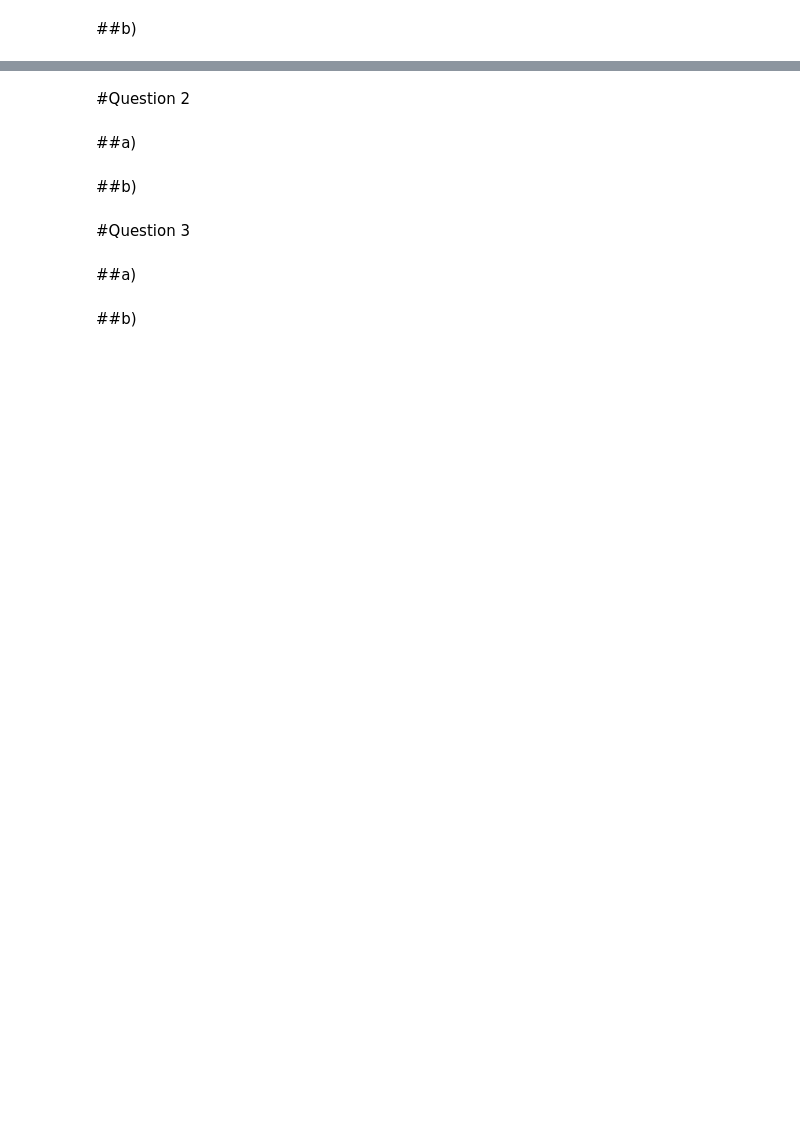
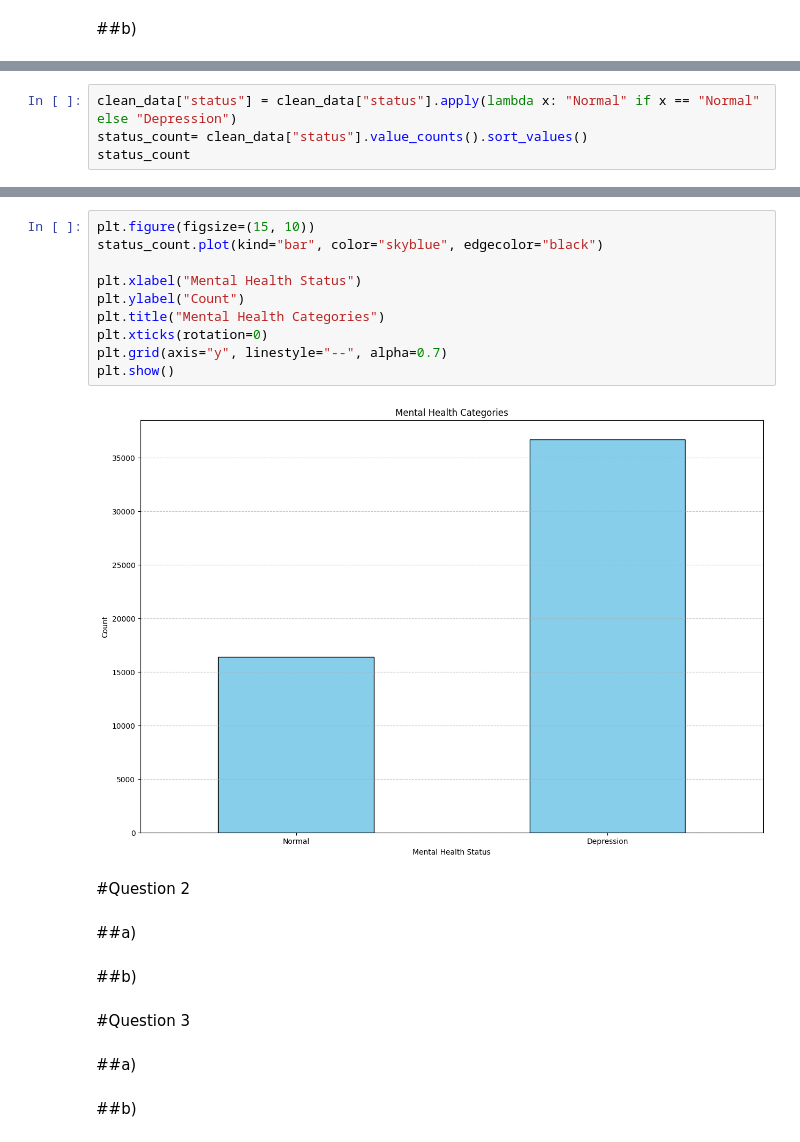
Before and after one commit to syahmishamz/Data-Analytics-ML, a Jupyter notebook: Solutions/ITS69304_Group1_GroupAssignment.ipynb, the cells around one changed output, grey strips where cells are left out. Drawn from its saved outputs; the diff is of its cells as text; blank space fills up the shorter version.

```diff
--- a/Solutions/ITS69304_Group1_GroupAssignment.ipynb
+++ b/Solutions/ITS69304_Group1_GroupAssignment.ipynb
@@ -86,0 +181,4 @@ dtype: int64
+# %%
+clean_data["status"] = clean_data["status"].apply(lambda x: "Normal" if x == "Normal" else "Depression")
+status_count= clean_data["status"].value_counts().sort_values()
+status_count
@@ -87,3 +191,15 @@ dtype: int64
+# %%
+plt.figure(figsize=(15, 10))
+status_count.plot(kind="bar", color="skyblue", edgecolor="black")
+
+plt.xlabel("Mental Health Status")
+plt.ylabel("Count")
+plt.title("Mental Health Categories")
+plt.xticks(rotation=0)
+plt.grid(axis="y", linestyle="--", alpha=0.7)
+plt.show()
+# %% [output]
+[figure, added]
 # %% [markdown]
 #Question 2
 # %% [markdown]
```
Also changed, not shown: parts of 21 cells of this notebook.
